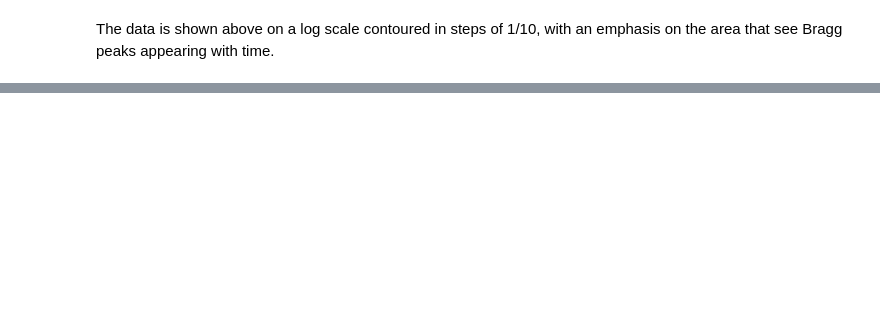
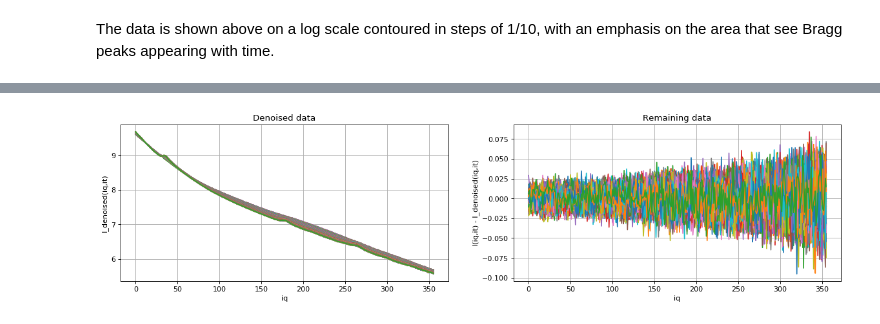
Before and after one commit to fredericpoitevin/trSAXS, a Jupyter notebook: docs/trSAXS-Slayer.ipynb, the cells around one changed output, grey strips where cells are left out. Cells and saved outputs as stored; diff of their text form; code cells hidden in the pictures; blank space fills up the shorter version.

```diff
--- a/docs/trSAXS-Slayer.ipynb
+++ b/docs/trSAXS-Slayer.ipynb
@@ -158 +172,21 @@ plt.show()
+# %%
+plt.figure(figsize=(18, 4), dpi= 80, facecolor='w', edgecolor='k')
+#
+plt.subplot(121)
+plt.grid()
+plt.title('Denoised data')
+plt.xlabel('iq')
+plt.ylabel('I_denoised(iq,it)')
+plt.plot(denoised)
+#
+plt.subplot(122)
+plt.grid()
+plt.title('Remaining data')
+plt.xlabel('iq')
+plt.ylabel('I(iq,it) - I_denoised(iq,it)')
+plt.plot(data-denoised)
+#
+plt.show()
+# %% [output]
+[figure, added]
 # %% [markdown]
```
Also changed, not shown: parts of 16 cells of this notebook, 3 other files.
